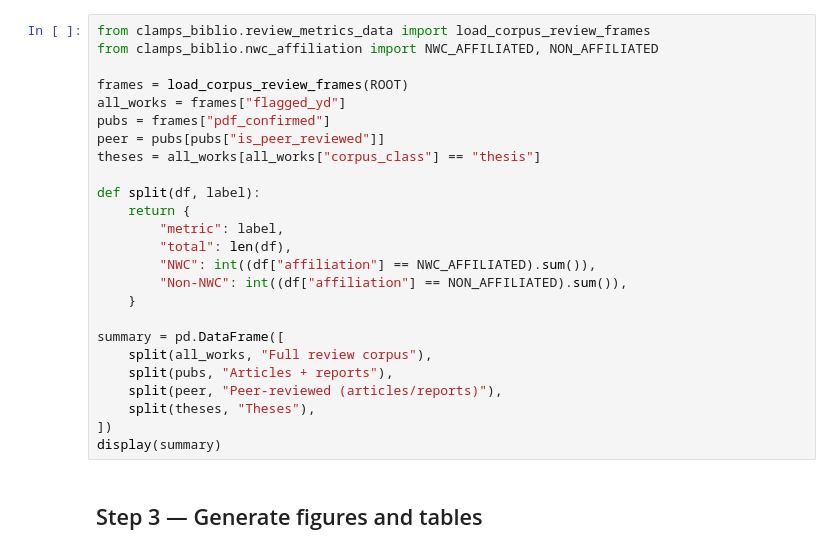
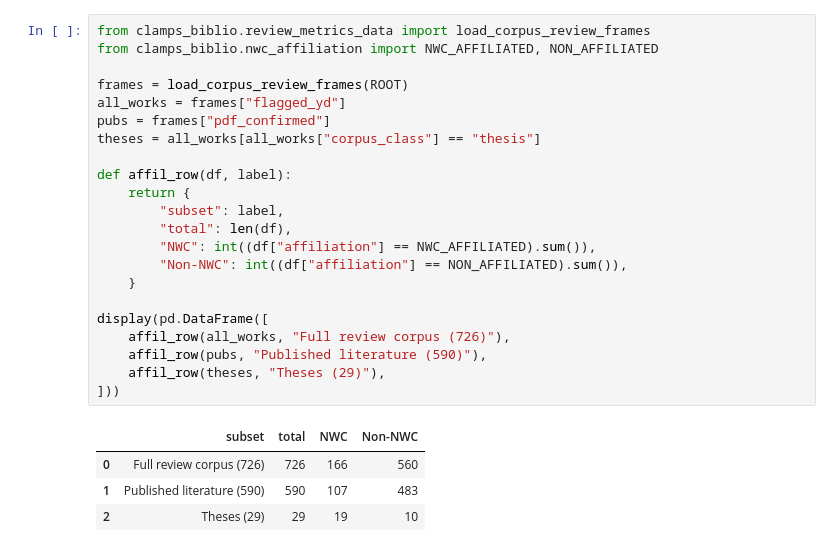
Before and after one commit to eeeeelizzzzz/CLAMPS_CaseGallery, a Jupyter notebook: bibliometrics/notebooks/reproduce.ipynb, the cells around one changed output. Saved outputs shown, nothing was run; the diff lists cells and outputs as text.

```diff
--- a/bibliometrics/notebooks/reproduce.ipynb
+++ b/bibliometrics/notebooks/reproduce.ipynb
@@ -130,27 +329,27 @@ institution metadata are counted as **non-NWC** (no separate Unknown column).
 # %%
 from clamps_biblio.review_metrics_data import load_corpus_review_frames
 from clamps_biblio.nwc_affiliation import NWC_AFFILIATED, NON_AFFILIATED
 
 frames = load_corpus_review_frames(ROOT)
 all_works = frames["flagged_yd"]
 pubs = frames["pdf_confirmed"]
-peer = pubs[pubs["is_peer_reviewed"]]
 theses = all_works[all_works["corpus_class"] == "thesis"]
 
-def split(df, label):
+def affil_row(df, label):
     return {
-        "metric": label,
+        "subset": label,
         "total": len(df),
         "NWC": int((df["affiliation"] == NWC_AFFILIATED).sum()),
         "Non-NWC": int((df["affiliation"] == NON_AFFILIATED).sum()),
     }
 
-summary = pd.DataFrame([
-    split(all_works, "Full review corpus"),
-    split(pubs, "Articles + reports"),
-    split(peer, "Peer-reviewed (articles/reports)"),
-    split(theses, "Theses"),
-])
-display(summary)
+display(pd.DataFrame([
+    affil_row(all_works, "Full review corpus (726)"),
+    affil_row(pubs, "Published literature (590)"),
+    affil_row(theses, "Theses (29)"),
+]))
+# %% [output]
+|  | subset | total | NWC | Non-NWC |
+| 0 | Full review corpus (726) | 726 | 166 | 560 |
+| 1 | Published literature (590) | 590 | 107 | 483 |
+| 2 | Theses (29) | 29 | 19 | 10 |
-# %% [markdown]
-## Step 3 — Generate figures and tables
```
Also changed, not shown: parts of 24 cells of this notebook, 2 other files.
